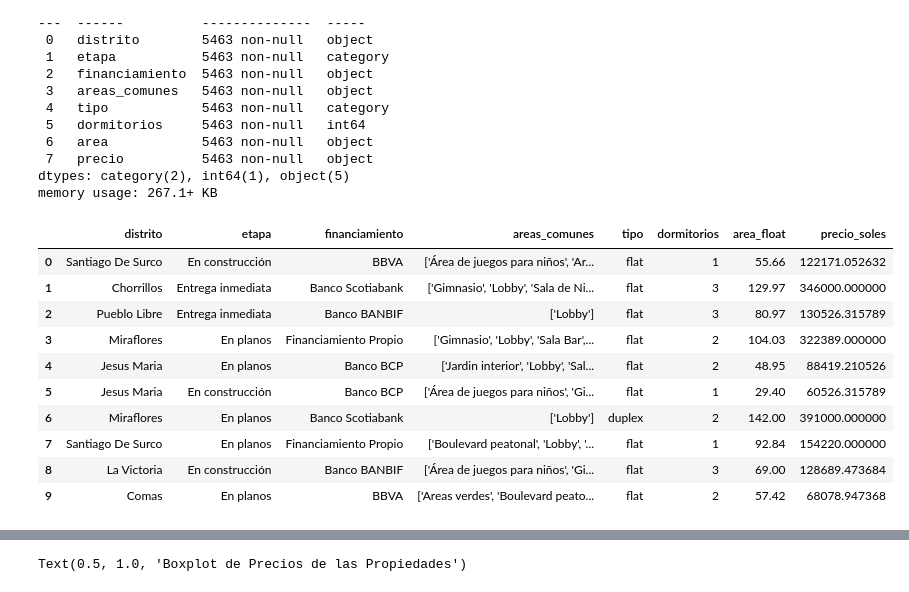
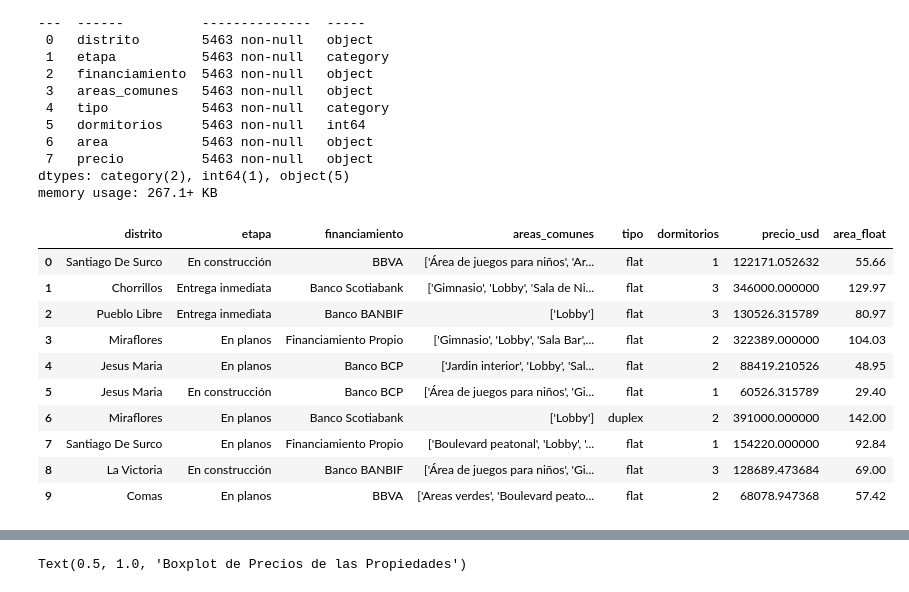
Before and after one commit to fcuya13/analitica, a Jupyter notebook: franco_test.ipynb, the cells around one changed output, grey strips where cells are left out. Saved outputs shown, nothing was run; the diff lists cells and outputs as text; code cells hidden in the pictures.

```diff
--- a/franco_test.ipynb
+++ b/franco_test.ipynb
@@ -4,5 +16,5 @@ import pandas as pd
 # %%
-df = pd.read_csv("data_grupo11.csv")
+df = pd.read_csv("data_ventas.csv")
 df.head(20)
 # %% [output]
 |  | Unnamed: 0 | link | referencia | latitud | longitud | direccion | distrito | etapa | fecha_entrega | ... |
@@ -49,3 +63,4 @@ memory usage: 725.7+ KB
 # %%
+# Se identificaron las columnas más relevantes para el análisis de datos, las demás serán descartadas.
 relevant_cols = ["distrito", "etapa", "financiamiento", "areas_comunes", "tipo", "dormitorios", "area", "precio"]
-#areas comunes onehotencoding
+df = pd.DataFrame(df[relevant_cols])
@@ -61,4 +74,5 @@ for col in df.columns:
 # %%
-relevant_df["etapa"] = pd.Categorical(relevant_df["etapa"], categories=["En planos", "En construcción", "Entrega inmediata"], ordered=True)
-relevant_df["tipo"] = pd.Categorical(relevant_df["tipo"], categories=["flat", "duplex"], ordered=True)
+# Se considera que "etapa" y "tipo" son variables del tipo Factor, por lo que se hace la respectiva conversión.
+df["etapa"] = pd.Categorical(df["etapa"], categories=["En planos", "En construcción", "Entrega inmediata"], ordered=True)
+df["tipo"] = pd.Categorical(df["tipo"], categories=["flat", "duplex"], ordered=True)
 # %%
@@ -86,23 +102,26 @@ def convertiradolares(row):
     else:
         return row['precio_float']
 # %%
-relevant_df['precio_float']=relevant_df['precio'].str.replace('S/ ','').str.replace('$ ','').str.replace(',','').astype(float)
-relevant_df['area_float']=relevant_df['area'].str.replace(' m2','').astype(float)
-relevant_df['moneda'] = relevant_df['precio'].str.extract(r'(S/|\$)')[0].apply(lambda x: 'PEN' if 'S/' in x else 'USD')
-relevant_df['precio_soles']=relevant_df.apply(convertiradolares, axis=1)
+# Aplicamos las transformaciones para convertir la moneda y el área a valores float
+df['precio_float']=df['precio'].str.replace('S/ ','').str.replace('$ ','').str.replace(',','').astype(float)
+df['moneda'] = df['precio'].str.extract(r'(S/|\$)')[0].apply(lambda x: 'PEN' if 'S/' in x else 'USD')
+df['precio_usd']=df.apply(convertiradolares, axis=1)
+
+df['area_float']=df['area'].str.replace(' m2','').astype(float)
 # %%
-relevant_df = relevant_df.drop(["precio", "area", "precio_float", "moneda"], axis=1)
-relevant_df.head(10)
+# Eliminamos estas columnas que fueron utilizadas
+df = df.drop(["precio", "area", "precio_float", "moneda"], axis=1)
+df.head(10)
 # %% [output]
-|  | distrito | etapa | financiamiento | areas_comunes | tipo | dormitorios | area_float | precio_soles |
-| 0 | Santiago De Surco | En construcción | BBVA | ['Área de juegos para niños', 'Ar... | flat | 1 | 55.66 | 122171.052632 |
-| 1 | Chorrillos | Entrega inmediata | Banco Scotiabank | ['Gimnasio', 'Lobby', 'Sala de Ni... | flat | 3 | 129.97 | 346000.000000 |
-| 2 | Pueblo Libre | Entrega inmediata | Banco BANBIF | ['Lobby'] | flat | 3 | 80.97 | 130526.315789 |
-| 3 | Miraflores | En planos | Financiamiento Propio | ['Gimnasio', 'Lobby', 'Sala Bar',... | flat | 2 | 104.03 | 322389.000000 |
-| 4 | Jesus Maria | En planos | Banco BCP | ['Jardin interior', 'Lobby', 'Sal... | flat | 2 | 48.95 | 88419.210526 |
-| 5 | Jesus Maria | En construcción | Banco BCP | ['Área de juegos para niños', 'Gi... | flat | 1 | 29.40 | 60526.315789 |
-| 6 | Miraflores | En planos | Banco Scotiabank | ['Lobby'] | duplex | 2 | 142.00 | 391000.000000 |
-| 7 | Santiago De Surco | En planos | Financiamiento Propio | ['Boulevard peatonal', 'Lobby', '... | flat | 1 | 92.84 | 154220.000000 |
-| 8 | La Victoria | En construcción | Banco BANBIF | ['Área de juegos para niños', 'Gi... | flat | 3 | 69.00 | 128689.473684 |
-| 9 | Comas | En planos | BBVA | ['Areas verdes', 'Boulevard peato... | flat | 2 | 57.42 | 68078.947368 |
+|  | distrito | etapa | financiamiento | areas_comunes | tipo | dormitorios | precio_usd | area_float |
+| 0 | Santiago De Surco | En construcción | BBVA | ['Área de juegos para niños', 'Ar... | flat | 1 | 122171.052632 | 55.66 |
+| 1 | Chorrillos | Entrega inmediata | Banco Scotiabank | ['Gimnasio', 'Lobby', 'Sala de Ni... | flat | 3 | 346000.000000 | 129.97 |
+| 2 | Pueblo Libre | Entrega inmediata | Banco BANBIF | ['Lobby'] | flat | 3 | 130526.315789 | 80.97 |
+| 3 | Miraflores | En planos | Financiamiento Propio | ['Gimnasio', 'Lobby', 'Sala Bar',... | flat | 2 | 322389.000000 | 104.03 |
+| 4 | Jesus Maria | En planos | Banco BCP | ['Jardin interior', 'Lobby', 'Sal... | flat | 2 | 88419.210526 | 48.95 |
+| 5 | Jesus Maria | En construcción | Banco BCP | ['Área de juegos para niños', 'Gi... | flat | 1 | 60526.315789 | 29.40 |
+| 6 | Miraflores | En planos | Banco Scotiabank | ['Lobby'] | duplex | 2 | 391000.000000 | 142.00 |
+| 7 | Santiago De Surco | En planos | Financiamiento Propio | ['Boulevard peatonal', 'Lobby', '... | flat | 1 | 154220.000000 | 92.84 |
+| 8 | La Victoria | En construcción | Banco BANBIF | ['Área de juegos para niños', 'Gi... | flat | 3 | 128689.473684 | 69.00 |
+| 9 | Comas | En planos | BBVA | ['Areas verdes', 'Boulevard peato... | flat | 2 | 68078.947368 | 57.42 |
 # %%
```
Also changed, not shown: parts of 43 cells of this notebook, 1 other file.
